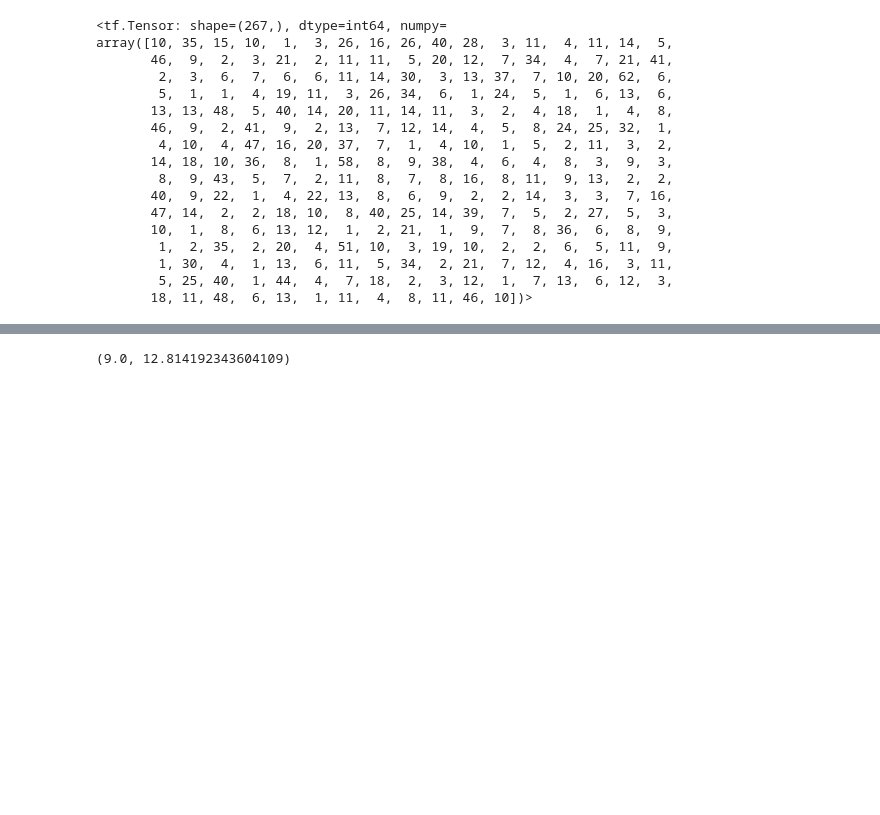
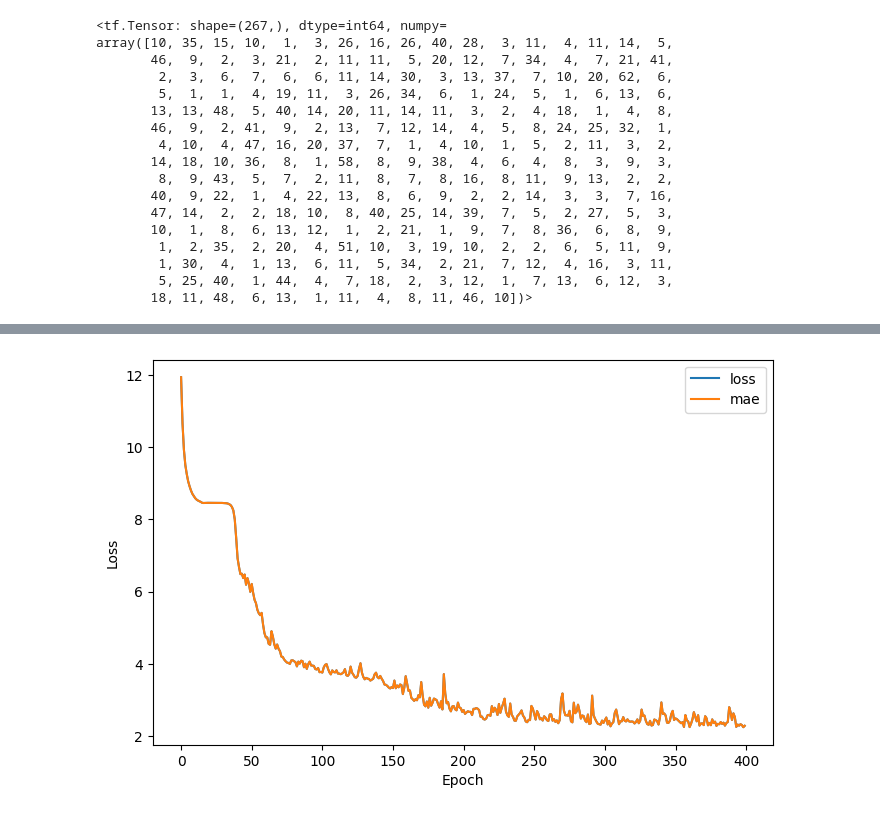
Before and after one commit to ftwr42/TensorFlow_for_Deep_Learning_Bootcamp, a Jupyter notebook: Abschnitt 3: Neural network regression with TensorFlow/5th.ipynb, the cells around one changed output, grey strips where cells are left out. Saved outputs shown, nothing was run; the diff lists cells and outputs as text; code cells hidden in the pictures; blank space fills up the shorter version.

```diff
--- a/Abschnitt 3: Neural network regression with TensorFlow/5th.ipynb
+++ b/Abschnitt 3: Neural network regression with TensorFlow/5th.ipynb
@@ -182,11 +182,13 @@ array([10, 35, 15, 10,  1,  3, 26, 16, 26, 40, 28,  3, 11,  4, 11, 14,  5,
        18, 11, 48,  6, 13,  1, 11,  4,  8, 11, 46, 10])>
 # %%
 model = ks.models.Sequential()
-model.add(ks.layers.Dense(20, activation=tf.keras.activations.sigmoid))
+model.add(ks.layers.Dense(10, activation=tf.keras.activations.sigmoid))
+model.add(ks.layers.Dense(9, activation=tf.keras.activations.sigmoid))
+model.add(ks.layers.Dense(10, activation=tf.keras.activations.relu))
 model.add(ks.layers.Dense(10, activation=tf.keras.activations.sigmoid))
 model.add(ks.layers.Dense(1))
 
-model.compile(loss='mae', optimizer=tf.optimizers.Adam(learning_rate=0.001), metrics=['mae'])
+model.compile(loss='mae', optimizer=tf.optimizers.Adam(learning_rate=0.009), metrics=['mae'])
 
-model.fit(x_train, y_train, epochs=1000)
+history = model.fit(x_train, y_train, epochs=400)
 # %% [output]
@@ -219,4 +219,9 @@ model.evaluate(x_test, y_test)
 # %%
 np.median(y_test.numpy()), np.mean(y_test.numpy())
+model_history = model.history
+pd.DataFrame(history.history).plot(figsize=(8, 5))
+plt.ylabel('Loss')
+plt.xlabel('Epoch')
+plt.show()
 # %% [output]
-(9.0, 12.814192343604109)
+[figure, added]
```
Also changed, not shown: parts of 4 cells of this notebook.
